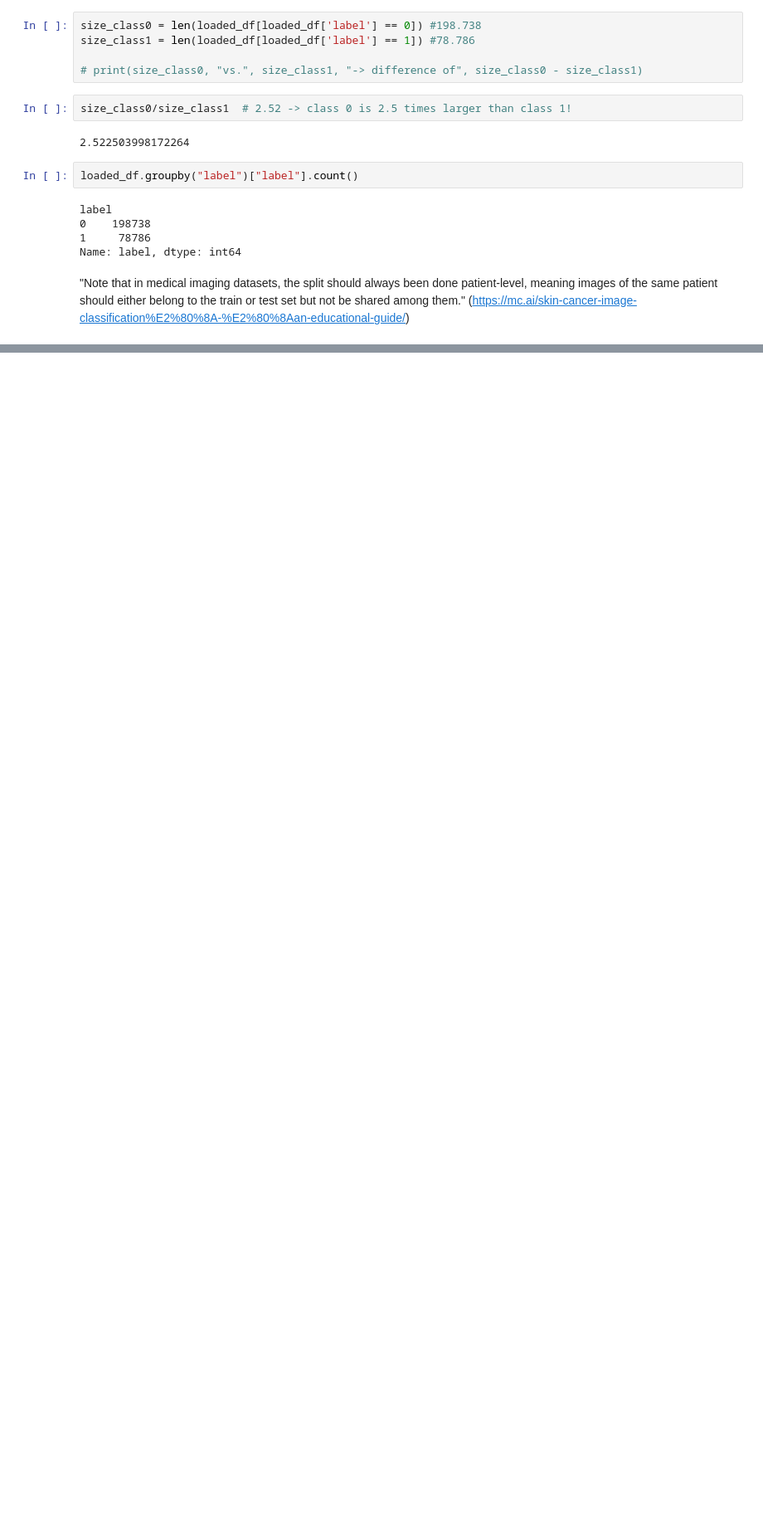
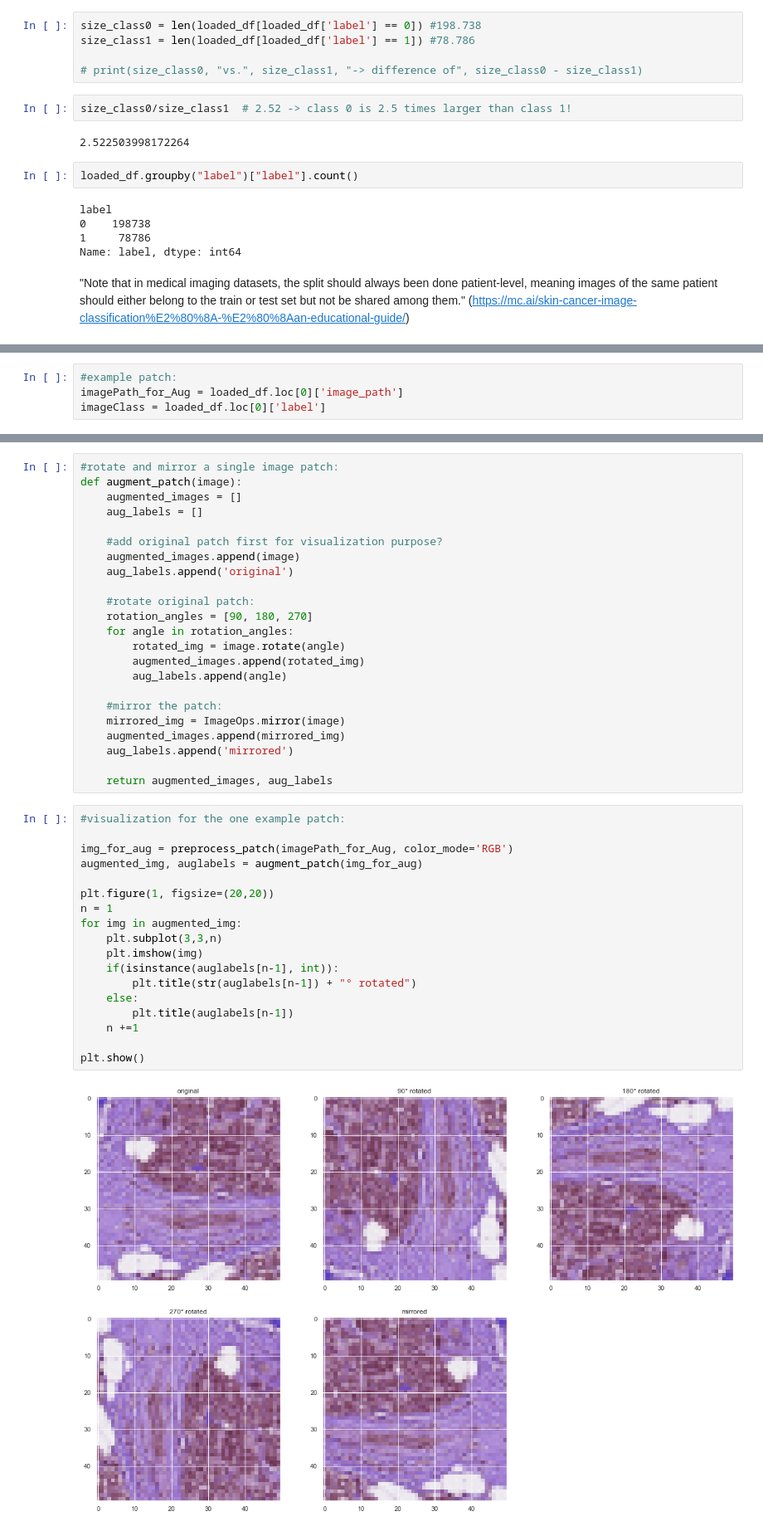
Before and after one commit to rosaba/breastcancer-cnn, a Jupyter notebook: CNN_BreastCancer_pytorch.ipynb, the cells around one changed output, grey strips where cells are left out. Shown at 83% size. Saved outputs shown, nothing was run; the diff lists cells and outputs as text; blank space fills up the shorter version.

Commit message:
data augmentation for example batch added

```diff
--- a/CNN_BreastCancer_pytorch.ipynb
+++ b/CNN_BreastCancer_pytorch.ipynb
@@ -240,0 +270,4 @@ Name: label, dtype: int64
+# %%
+#example patch:
+imagePath_for_Aug = loaded_df.loc[0]['image_path']
+imageClass = loaded_df.loc[0]['label']
@@ -240,0 +286,43 @@ Name: label, dtype: int64
+# %%
+#rotate and mirror a single image patch:
+def augment_patch(image):
+    augmented_images = []
+    aug_labels = []
+
+    #add original patch first for visualization purpose?
+    augmented_images.append(image)
+    aug_labels.append('original')
+
+    #rotate original patch:
+    rotation_angles = [90, 180, 270]
+    for angle in rotation_angles:
+        rotated_img = image.rotate(angle)
+        augmented_images.append(rotated_img)
+        aug_labels.append(angle)
+
+    #mirror the patch:
+    mirrored_img = ImageOps.mirror(image)
+    augmented_images.append(mirrored_img)
+    aug_labels.append('mirrored')
+
+    return augmented_images, aug_labels
+# %%
+#visualization for the one example patch:
+
+img_for_aug = preprocess_patch(imagePath_for_Aug, color_mode='RGB')
+augmented_img, auglabels = augment_patch(img_for_aug)
+
+plt.figure(1, figsize=(20,20))
+n = 1
+for img in augmented_img:
+    plt.subplot(3,3,n)
+    plt.imshow(img)
+    if(isinstance(auglabels[n-1], int)):
+        plt.title(str(auglabels[n-1]) + "° rotated")
+    else:
+        plt.title(auglabels[n-1])
+    n +=1
+
+plt.show()
+# %% [output]
+[figure, added]
```
Also changed, not shown: parts of 22 cells of this notebook.
